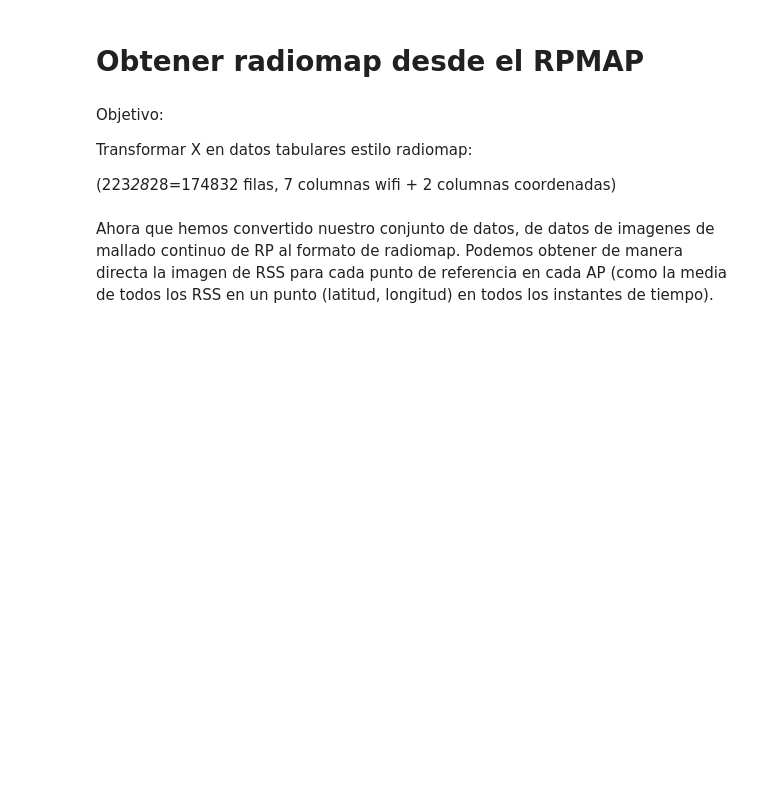
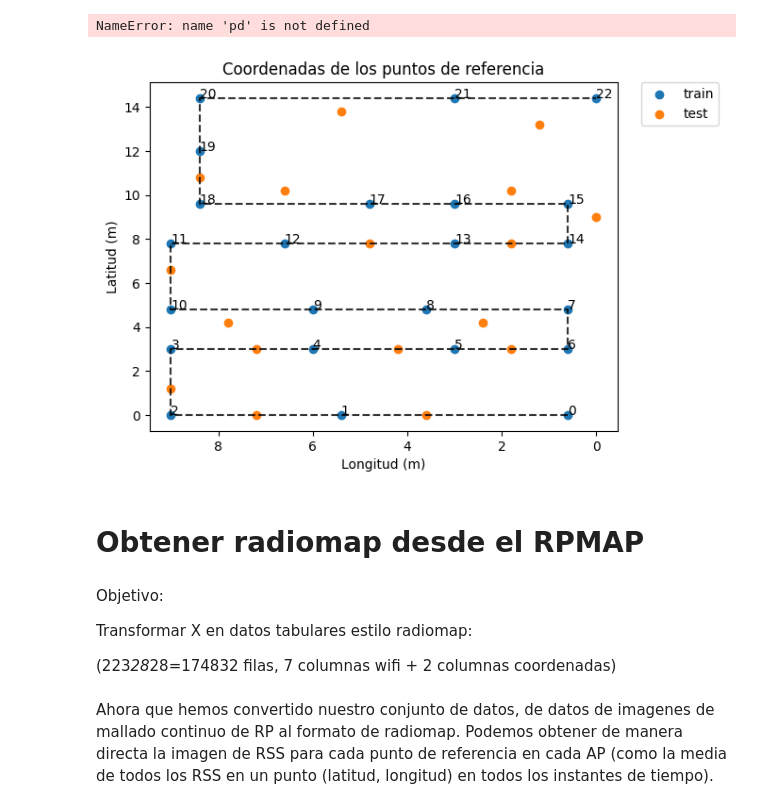
Before and after one commit to JavierGavina/TFM, a Jupyter notebook: with_rpmap_positioning.ipynb, the cells around one changed output. Drawn from its saved outputs; the diff is of its cells as text; code cells hidden in the pictures; blank space fills up the shorter version.

```diff
--- a/with_rpmap_positioning.ipynb
+++ b/with_rpmap_positioning.ipynb
@@ -14,6 +15,31 @@ X, y, [x_coords, y_coords] = get_loader()
 
 rpmap, rpmap_labels = X[:,:,:,0], y[:,0]
 rpmap_encoding = labelEncoding(rpmap_labels)
+# %%
+train = pd.read_csv(f"{constants.data.train.FINAL_PATH}/groundtruth.csv")
+test = pd.read_csv(f"{constants.data.test.FINAL_PATH}/groundtruth.csv")
+# %% [output]
+NameError: name 'pd' is not defined
+# %%
+labels_train = np.array([value for value in constants.labels_dictionary_meters.keys()])
+labels_test = np.array([value for value in constants.labels_dictionary_meters_test.keys()])
+coords_train = np.array([value for value in constants.labels_dictionary_meters.values()])
+coords_test = np.array([value for value in constants.labels_dictionary_meters_test.values()])
+
+
+#
+plt.scatter(coords_train[:,0], coords_train[:,1], label="train"); plt.gca().invert_xaxis()
+for i, txt in enumerate(labels_train):
+    plt.annotate(txt, (coords_train[i,0], coords_train[i,1]))
+plt.plot(coords_train[:,0], coords_train[:,1], c="black", linestyle="--", alpha=0.8); plt.gca().invert_xaxis()
+plt.scatter(coords_test[:,0], coords_test[:,1], label="test"); plt.gca().invert_xaxis()
+plt.legend(bbox_to_anchor=(1.05, 1), loc='upper left', borderaxespad=0)
+plt.xlabel("Longitud (m)"); plt.ylabel("Latitud (m)")
+plt.title("Coordenadas de los puntos de referencia")
+plt.savefig("figs/coords_train_test.png")
+plt.show()
+# %% [output]
+[figure, added]
 # %% [markdown]
 # Obtener radiomap desde el RPMAP
 # %% [markdown]
```
Also changed, not shown: parts of 1 cell of this notebook, 3 other files.
